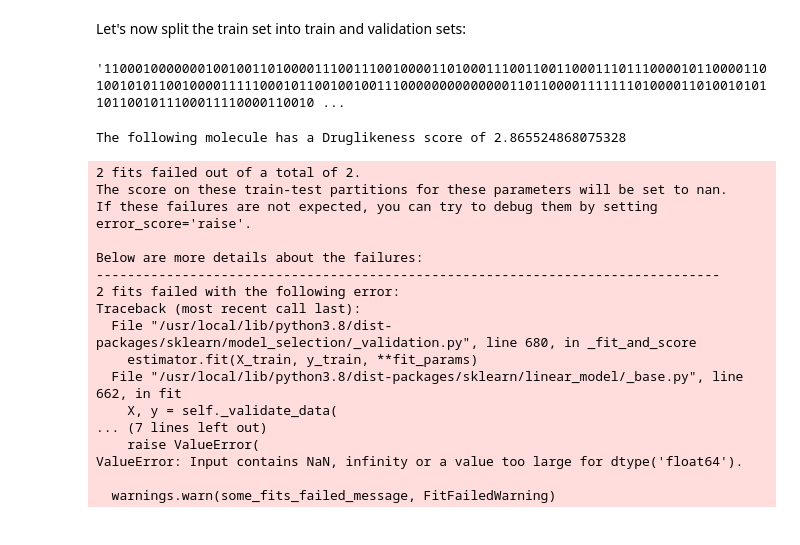
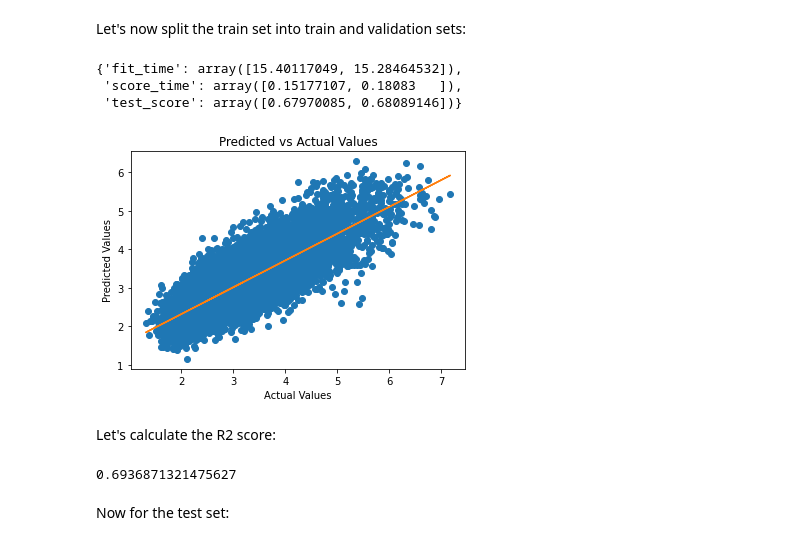
Before and after one commit to sachaRfd/Drug-Likeness-Prediction, a Jupyter notebook: Druglikeness_Prediction.ipynb, the cells around one changed output. Drawn from its saved outputs; the diff is of its cells as text; code cells hidden in the pictures.

```diff
--- a/Druglikeness_Prediction.ipynb
+++ b/Druglikeness_Prediction.ipynb
@@ -166,0 +259,3 @@ y = pd.DataFrame(data.SAS)
+# %%
+x = df.drop(columns='SAS')
+y = df.SAS
@@ -166,0 +268,5 @@ y = pd.DataFrame(data.SAS)
+# %%
+from sklearn.feature_selection import VarianceThreshold
+selection = VarianceThreshold(threshold=(.7 * (1-0.7)))
+x = selection.fit_transform(x)
+x.shape
@@ -169,42 +277,53 @@ Let's split the data into train-test set with 80-20 split as data is quite large
 # %%
 from sklearn.model_selection import train_test_split
 
-x_train, x_test, Y_train, Y_test = train_test_split(x, y, test_size=0.1, shuffle = True, random_state=42)
+x_train, x_test, Y_train, Y_test = train_test_split(x, y, test_size=0.3, shuffle = True, random_state=42)
 # %% [markdown]
 Let's now split the train set into train and validation sets:
 # %%
 x_train, x_val, Y_train, Y_val = train_test_split(x_train, Y_train, test_size=0.2, shuffle = True, random_state = 42)
-# %%
-x_train.iloc[0].values[0]
-# %% [output]
-'1100010000000100100110100001110011100100001101000111001100110001110111000010110000110100101011001000011111000101100100100111000000000000001101100001111111010000110100101011011001011100011110000110010 ...
-# %%
-print(f'The following molecule has a Druglikeness score of {Y_train.iloc[0].values[0]}')
-Chem.MolFromSmiles(x_train.iloc[0].values[0])
-# %% [output]
-The following molecule has a Druglikeness score of 2.865524868075328
 # %%
 from sklearn.linear_model import LinearRegression
 from sklearn.model_selection import cross_validate
 
 LR_model = LinearRegression()
 
-cv = cross_validate(LR_model , x_train, Y_train, cv = 2, n_jobs=-1)
+cross_validate(LR_model , x_train, Y_train, cv = 2, n_jobs=-1)
 # %% [output]
-2 fits failed out of a total of 2.
-The score on these train-test partitions for these parameters will be set to nan.
-If these failures are not expected, you can try to debug them by setting error_score='raise'.
-
-Below are more details about the failures:
---------------------------------------------------------------------------------
-2 fits failed with the following error:
-Traceback (most recent call last):
-  File "/usr/local/lib/python3.8/dist-packages/sklearn/model_selection/_validation.py", line 680, in _fit_and_score
-    estimator.fit(X_train, y_train, **fit_params)
-  File "/usr/local/lib/python3.8/dist-packages/sklearn/linear_model/_base.py", line 662, in fit
-    X, y = self._validate_data(
-... (7 lines left out)
-    raise ValueError(
-ValueError: Input contains NaN, infinity or a value too large for dtype('float64').
-
-  warnings.warn(some_fits_failed_message, FitFailedWarning)
+{'fit_time': array([15.40117049, 15.28464532]),
+ 'score_time': array([0.15177107, 0.18083   ]),
+ 'test_score': array([0.67970085, 0.68089146])}
+# %%
+LR_model.fit(x_train,Y_train)  # fit the model
+y_pred = LR_model.predict(x_val)  # get predicted values for plotting
+# %%
+import matplotlib.pyplot as plt
+import numpy as np
+
+# plot the predicted values (y_pred) against the actual values (Y_val)
+plt.plot(Y_val, y_pred, 'o')
+
+# add a line of best fit to the plot
+m, b = np.polyfit(Y_val, y_pred, 1)
+plt.plot(Y_val, m*Y_val + b, '-')
+
+# add labels and a title to the plot
+plt.xlabel('Actual Values')
+plt.ylabel('Predicted Values')
+plt.title('Predicted vs Actual Values')
+
+# show the plot
+plt.show()
+# %% [output]
+[figure, added]
+# %% [markdown]
+Let's calculate the R2 score:
+# %%
+from sklearn.metrics import r2_score
+
+val_score = r2_score(Y_val, y_pred)
+val_score
+# %% [output]
+0.6936871321475627
+# %% [markdown]
+Now for the test set:
```
Also changed, not shown: parts of 30 cells of this notebook.
